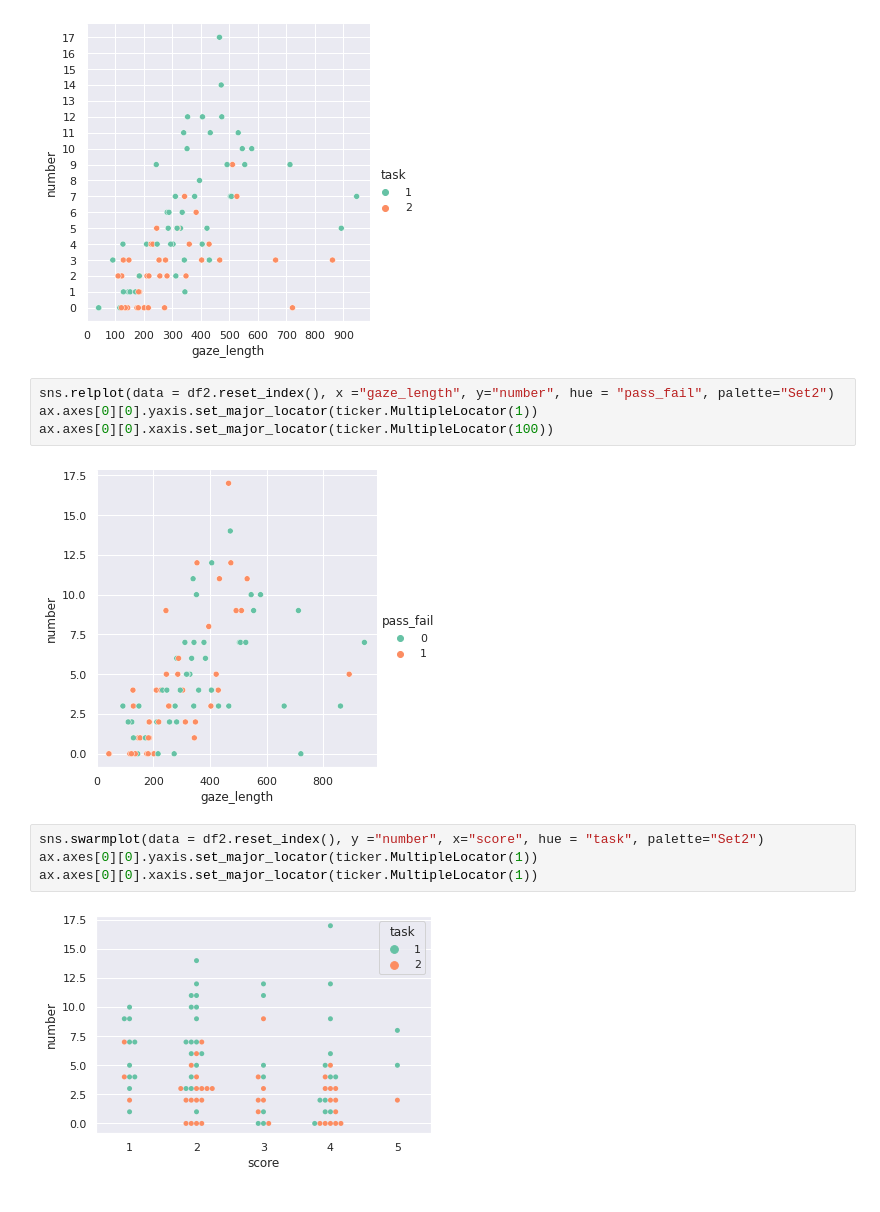
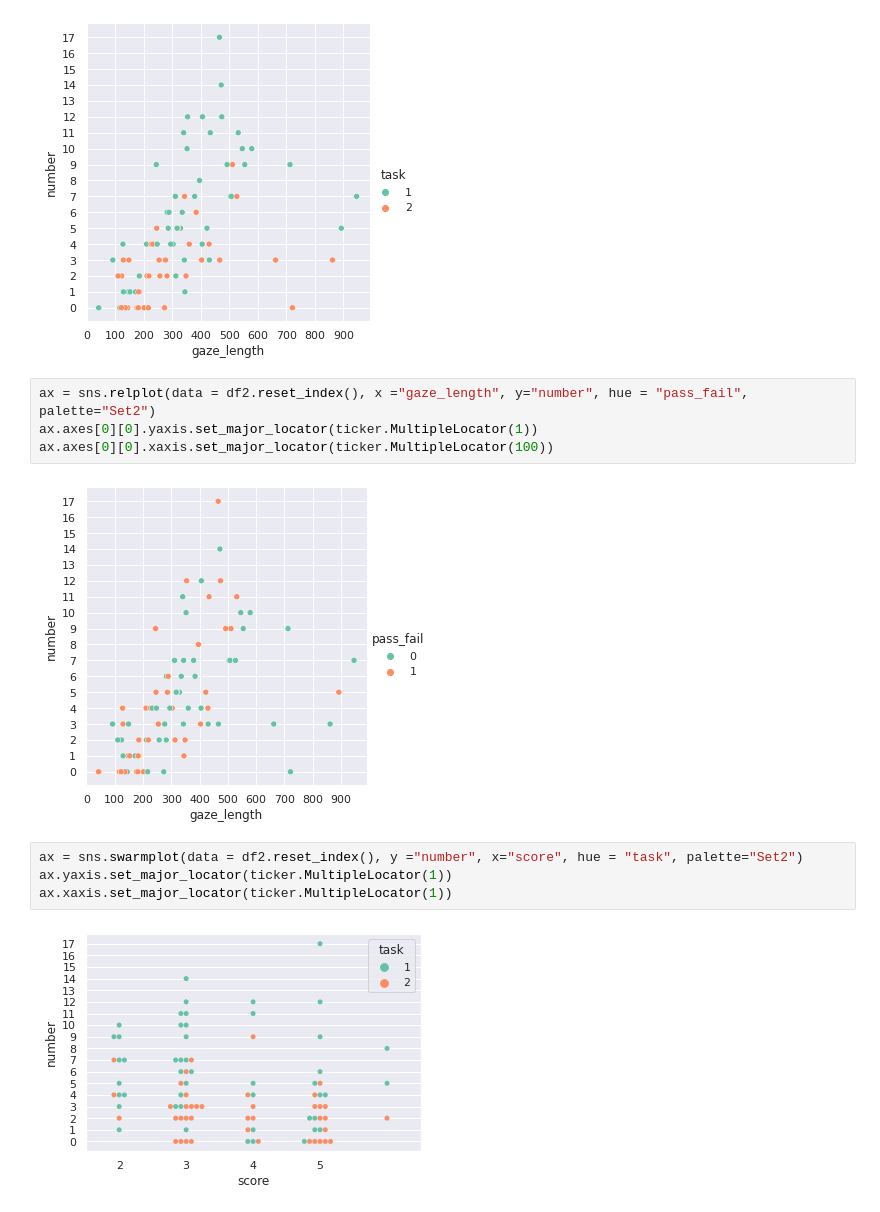
Before and after one commit to MartynaPlomecka/chi23, a Jupyter notebook: martyna_stats.ipynb, the cells around one changed output. Drawn from its saved outputs; the diff is of its cells as text.

```diff
--- a/martyna_stats.ipynb
+++ b/martyna_stats.ipynb
@@ -340,14 +340,14 @@ ax.axes[0][0].xaxis.set_major_locator(ticker.MultipleLocator(100))
 # %% [output]
 [figure]
 # %%
-sns.relplot(data = df2.reset_index(), x ="gaze_length", y="number", hue = "pass_fail", palette="Set2")
+ax = sns.relplot(data = df2.reset_index(), x ="gaze_length", y="number", hue = "pass_fail", palette="Set2")
 ax.axes[0][0].yaxis.set_major_locator(ticker.MultipleLocator(1))
 ax.axes[0][0].xaxis.set_major_locator(ticker.MultipleLocator(100))
 # %% [output]
-[figure, old version]
+[figure, new version]
 # %%
-sns.swarmplot(data = df2.reset_index(), y ="number", x="score", hue = "task", palette="Set2")
-ax.axes[0][0].yaxis.set_major_locator(ticker.MultipleLocator(1))
-ax.axes[0][0].xaxis.set_major_locator(ticker.MultipleLocator(1))
+ax = sns.swarmplot(data = df2.reset_index(), y ="number", x="score", hue = "task", palette="Set2")
+ax.yaxis.set_major_locator(ticker.MultipleLocator(1))
+ax.xaxis.set_major_locator(ticker.MultipleLocator(1))
 # %% [output]
-[figure, old version]
+[figure, new version]
```
